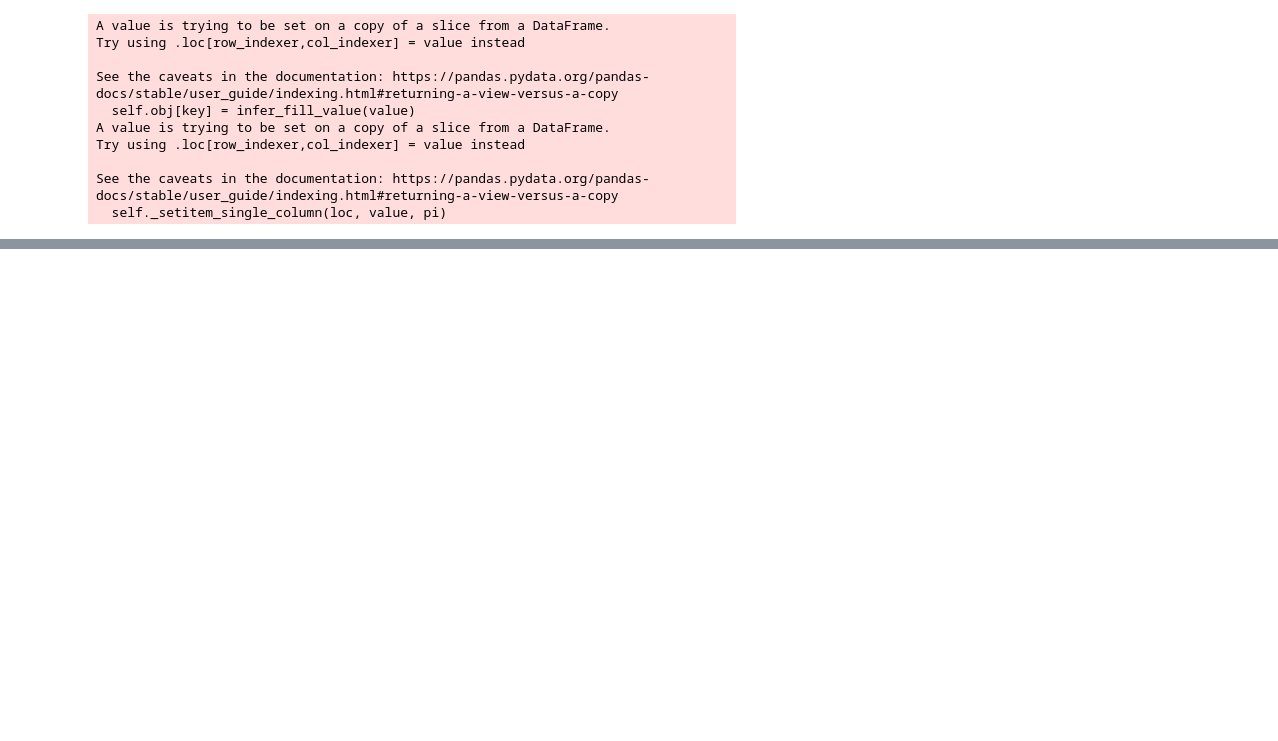
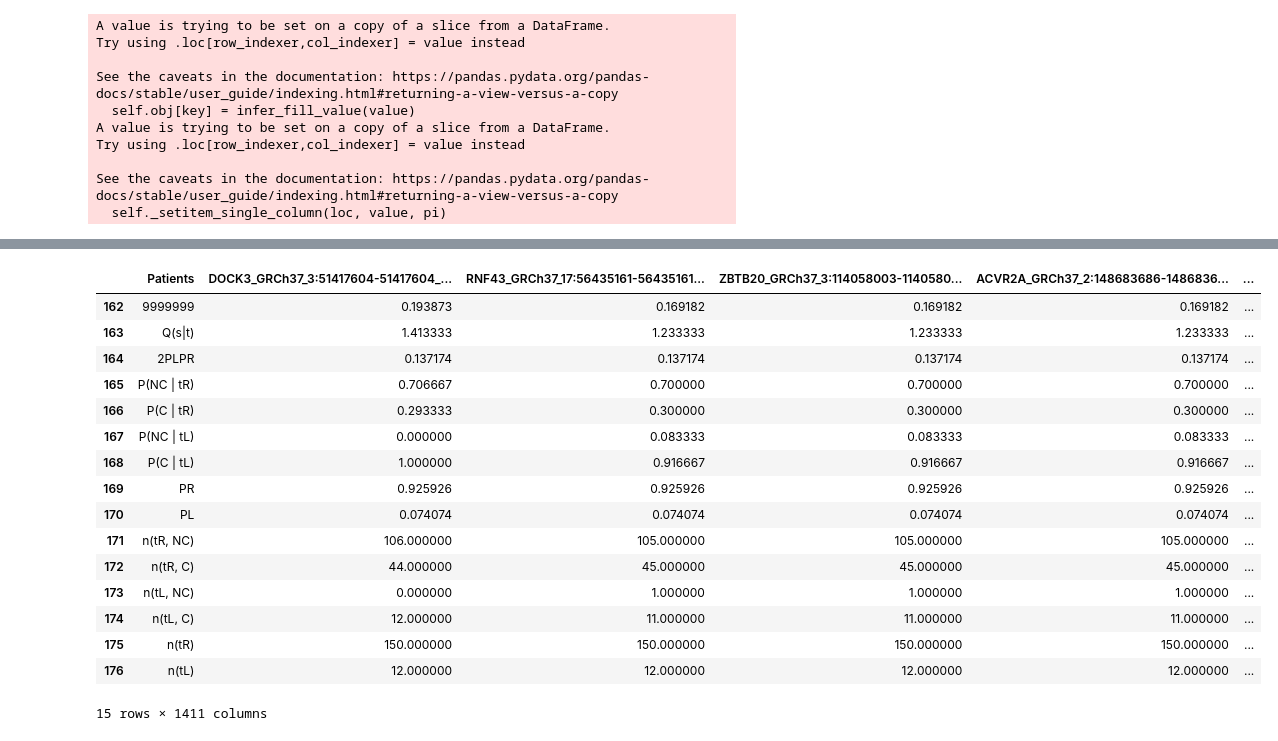
Before and after one commit to ajstein51/CS4170, a Jupyter notebook: main.ipynb, the cells around one changed output, grey strips where cells are left out. Saved outputs shown, nothing was run; the diff lists cells and outputs as text; code cells hidden in the pictures; blank space fills up the shorter version.

```diff
--- a/main.ipynb
+++ b/main.ipynb
@@ -473,0 +709,13 @@ See the caveats in the documentation: https://pandas.pydata.org/pandas-docs/stab
+# %%
+################################################## Groups 1 and 3 ##################################################
+# dectree will have a list of 3 features
+dectree2 = descisiontree(onethird, threethird)
+
+# send the list to the evaluator
+twothird = evaluator(dectree2, twothird)
+
+# get the calculated values/confusion matrix
+hw6result2 = compare(twothird)
+
+# output
+hw6result2
@@ -473,0 +735,13 @@ See the caveats in the documentation: https://pandas.pydata.org/pandas-docs/stab
+# %%
+################################################## Groups 2 and 3 ##################################################
+# dectree will have a list of 3 features
+dectree3 = descisiontree(twothird, threethird)
+
+# send the list to the evaluator
+onethird = evaluator(dectree3, onethird)
+
+# get the calculated values/confusion matrix
+hw6result3 = compare(onethird)
+
+# output
+hw6result3
@@ -473,0 +761,9 @@ See the caveats in the documentation: https://pandas.pydata.org/pandas-docs/stab
+# %%
+# get the avg of the results
+hw6resultavg = pd.DataFrame(columns=['Values'])
+namelist = ['TP','FP','TN','FN','accuracy','sensitivity','specificity','missrate','precision','FDR','FOR']
+for i in range(0, hw6result1.shape[0]):
+    x = (hw6result1.iat[i, 0] + hw6result2.iat[i, 0] + hw6result3.iat[i, 0]) / 3
+    hw6resultavg.loc[namelist[i]] = x
+
+hw6resultavg
@@ -473,0 +921,23 @@ See the caveats in the documentation: https://pandas.pydata.org/pandas-docs/stab
+# %%
+# rename to be able to sort
+hw7df.iloc[162,0] = 9999999
+# sort and output, note that 162 is PHI
+hw7df.iloc[162:177,:].sort_values(by=hw7df.shape[0]-15, axis=1, ascending=False)
+# %% [output]
+|  | Patients | DOCK3_GRCh37_3:51417604-51417604_... | RNF43_GRCh37_17:56435161-56435161... | ZBTB20_GRCh37_3:114058003-1140580... | ACVR2A_GRCh37_2:148683686-1486836... | ... |
+| 162 | 9999999 | 0.193873 | 0.169182 | 0.169182 | 0.169182 | ... |
+| 163 | Q(s|t) | 1.413333 | 1.233333 | 1.233333 | 1.233333 | ... |
+| 164 | 2PLPR | 0.137174 | 0.137174 | 0.137174 | 0.137174 | ... |
+| 165 | P(NC | tR) | 0.706667 | 0.700000 | 0.700000 | 0.700000 | ... |
+| 166 | P(C | tR) | 0.293333 | 0.300000 | 0.300000 | 0.300000 | ... |
+| 167 | P(NC | tL) | 0.000000 | 0.083333 | 0.083333 | 0.083333 | ... |
+| 168 | P(C | tL) | 1.000000 | 0.916667 | 0.916667 | 0.916667 | ... |
+| 169 | PR | 0.925926 | 0.925926 | 0.925926 | 0.925926 | ... |
+| 170 | PL | 0.074074 | 0.074074 | 0.074074 | 0.074074 | ... |
+| 171 | n(tR, NC) | 106.000000 | 105.000000 | 105.000000 | 105.000000 | ... |
+| 172 | n(tR, C) | 44.000000 | 45.000000 | 45.000000 | 45.000000 | ... |
+| 173 | n(tL, NC) | 0.000000 | 1.000000 | 1.000000 | 1.000000 | ... |
+| 174 | n(tL, C) | 12.000000 | 11.000000 | 11.000000 | 11.000000 | ... |
+| 175 | n(tR) | 150.000000 | 150.000000 | 150.000000 | 150.000000 | ... |
+| 176 | n(tL) | 12.000000 | 12.000000 | 12.000000 | 12.000000 | ... |
+15 rows × 1411 columns
```
Also changed, not shown: parts of 73 cells of this notebook, 1 other file.
